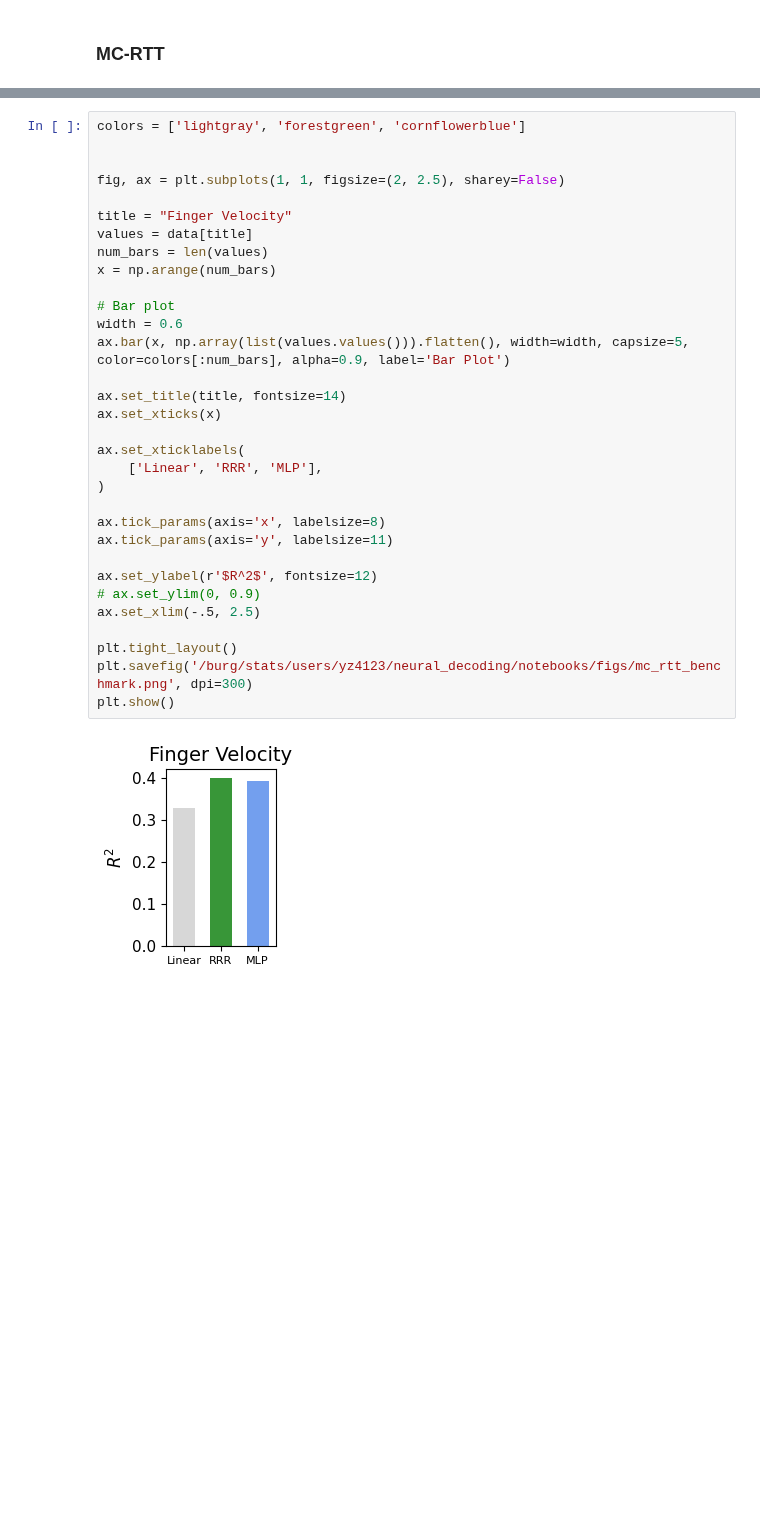
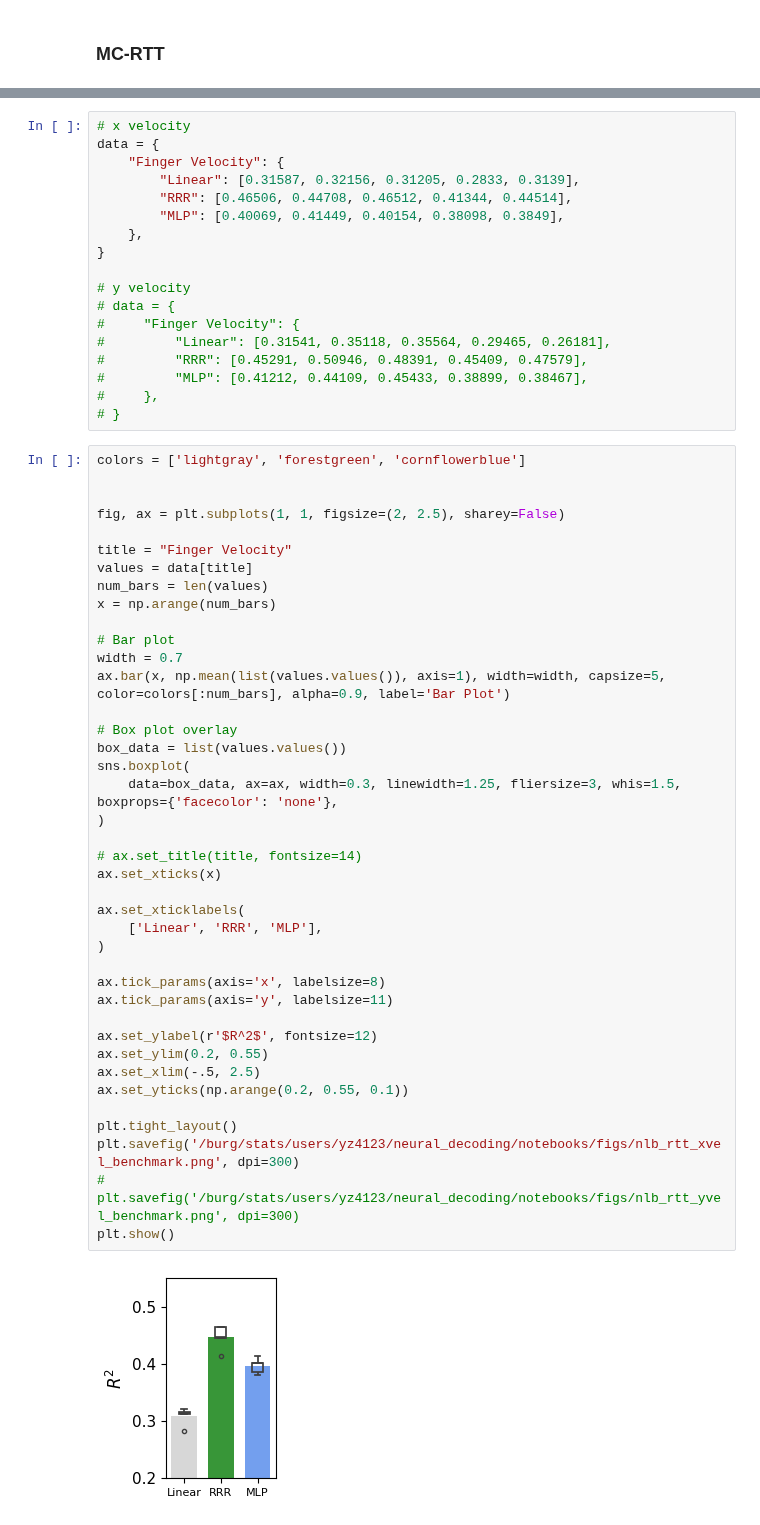
Before and after one commit to yzhang511/neural_decoding, a Jupyter notebook: notebooks/figure_generalization.ipynb, the cells around one changed output, grey strips where cells are left out. Cells and saved outputs as stored; diff of their text form; blank space fills up the shorter version.

```diff
--- a/notebooks/figure_generalization.ipynb
+++ b/notebooks/figure_generalization.ipynb
@@ -381,34 +373,60 @@ data = {
+# %%
+# x velocity
+data = {
+    "Finger Velocity": {
+        "Linear": [0.31587, 0.32156, 0.31205, 0.2833, 0.3139],
+        "RRR": [0.46506, 0.44708, 0.46512, 0.41344, 0.44514],
+        "MLP": [0.40069, 0.41449, 0.40154, 0.38098, 0.3849],
+    },
+}
+
+# y velocity
+# data = {
+#     "Finger Velocity": {
+#         "Linear": [0.31541, 0.35118, 0.35564, 0.29465, 0.26181],
+#         "RRR": [0.45291, 0.50946, 0.48391, 0.45409, 0.47579],
+#         "MLP": [0.41212, 0.44109, 0.45433, 0.38899, 0.38467],
+#     },
+# }
 # %%
 colors = ['lightgray', 'forestgreen', 'cornflowerblue']
 
 
 fig, ax = plt.subplots(1, 1, figsize=(2, 2.5), sharey=False)
 
 title = "Finger Velocity"
 values = data[title]
 num_bars = len(values)
 x = np.arange(num_bars)
 
 # Bar plot
-width = 0.6
-ax.bar(x, np.array(list(values.values())).flatten(), width=width, capsize=5, color=colors[:num_bars], alpha=0.9, label='Bar Plot')
+width = 0.7
+ax.bar(x, np.mean(list(values.values()), axis=1), width=width, capsize=5, color=colors[:num_bars], alpha=0.9, label='Bar Plot')
 
-ax.set_title(title, fontsize=14)
+# Box plot overlay
+box_data = list(values.values())
+sns.boxplot(
+    data=box_data, ax=ax, width=0.3, linewidth=1.25, fliersize=3, whis=1.5, boxprops={'facecolor': 'none'},
+)
+
+# ax.set_title(title, fontsize=14)
 ax.set_xticks(x)
 
 ax.set_xticklabels(
     ['Linear', 'RRR', 'MLP'],
 )
 
 ax.tick_params(axis='x', labelsize=8)
 ax.tick_params(axis='y', labelsize=11)
 
 ax.set_ylabel(r'$R^2$', fontsize=12)
-# ax.set_ylim(0, 0.9)
+ax.set_ylim(0.2, 0.55)
 ax.set_xlim(-.5, 2.5)
+ax.set_yticks(np.arange(0.2, 0.55, 0.1))
 
 plt.tight_layout()
-plt.savefig('/burg/stats/users/yz4123/neural_decoding/notebooks/figs/mc_rtt_benchmark.png', dpi=300)
+plt.savefig('/burg/stats/users/yz4123/neural_decoding/notebooks/figs/nlb_rtt_xvel_benchmark.png', dpi=300)
+# plt.savefig('/burg/stats/users/yz4123/neural_decoding/notebooks/figs/nlb_rtt_yvel_benchmark.png', dpi=300)
 plt.show()
 # %% [output]
-[figure, old version]
+[figure, new version]
```
Also changed, not shown: parts of 1 cell of this notebook, 15 other files.
